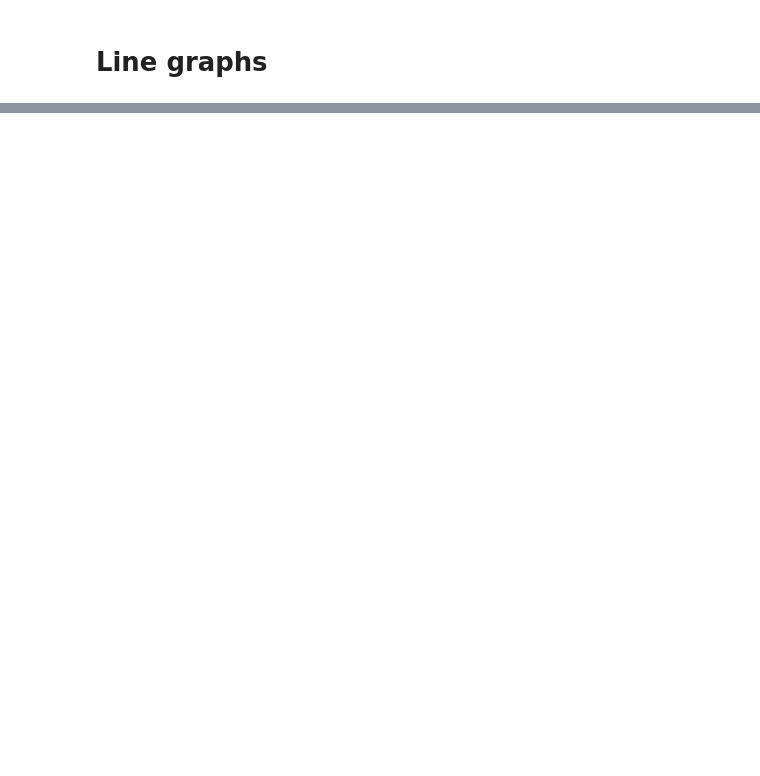
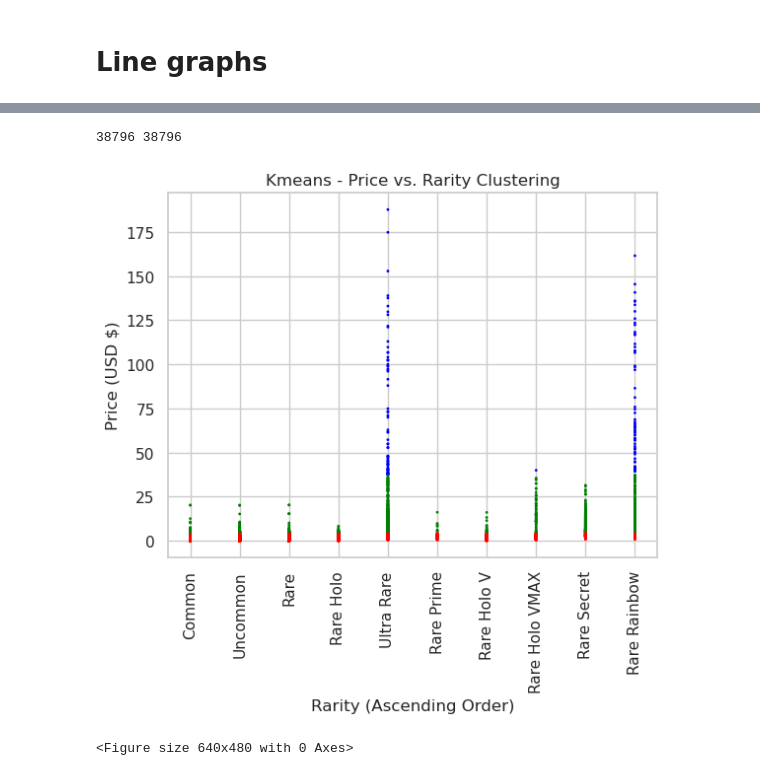
Before and after one commit to JihunKimCode/RarityRadar, a Jupyter notebook: graph.ipynb, the cells around one changed output, grey strips where cells are left out. Drawn from its saved outputs; the diff is of its cells as text; code cells hidden in the pictures; blank space fills up the shorter version.

```diff
--- a/graph.ipynb
+++ b/graph.ipynb
@@ -386,0 +485,48 @@ for rarity_df in dfs_by_rarity:
+# %%
+def plot_clusters(data, cluster_ids, log):
+    x_labels = ["Common", "Uncommon", "Rare", "Rare Holo", "Ultra Rare", "Rare Prime", "Rare Holo V", "Rare Holo VMAX", "Rare Secret", "Rare Rainbow"]
+
+    #Replace x values with rarity labels
+    replace_dict = {1:1, 2:2, 3:3, 5:4, 7:5, 10:6, 21:7, 23:8, 25:9, 31:10}
+    data = np.array(data.collect())
+    for i in range(0, len(data)):
+        data[i][0] = replace_dict[data[i][0]]
+        data[i][1] = data[i][1] / 100
+
+    #create custom heatmap for better color visualization ... all the native ones use a difficult color to see.
+    colors = ['red', 'green', 'blue']
+    my_cmap = LinearSegmentedColormap.from_list('custom_cmap', colors, N=256)
+
+    # Define axis labels and plot title
+    plt.scatter(data[:,0], data[:,1], c=cluster_ids, s=1, cmap=my_cmap)
+    plt.xlabel('Rarity (Ascending Order)')
+    plt.ylabel('Price (USD $)')
+    plt.title('Kmeans - Price vs. Rarity Clustering')
+    if(log):
+        plt.yscale('log')
+        plt.title('Kmeans - Price vs. Rarity Clustering (Log Scale)')
+    xticks = np.unique(data[:,0])
+    labels = []
+    plt.xticks([1,2,3,4,5,6,7,8,9,10], labels = x_labels, rotation='vertical')
+    plt.show()
+    plt.clf()
+
+
+def cluster_and_plot(data, K, log):
+    # Cluster food items using kMeans and input K value
+    K = K
+    model = KMeans.train(data, K, maxIterations=10, initializationMode='random')
+
+    # Cluster ID values are used to show clusters with color in plots
+    cluster_ids = model.predict(data)
+
+    # Plot clusters
+    print(len(data.collect()), len(cluster_ids.collect()))
+    plot_clusters(data=data, cluster_ids=cluster_ids.collect(), log=log)
+
+#Three clusters -> low, mid, high prices.
+cluster_and_plot(data=my_rdd, K=3, log=False)
+# %% [output]
+38796 38796
+[figure, added]
+<Figure size 640x480 with 0 Axes>
```
Also changed, not shown: parts of 22 cells of this notebook.
